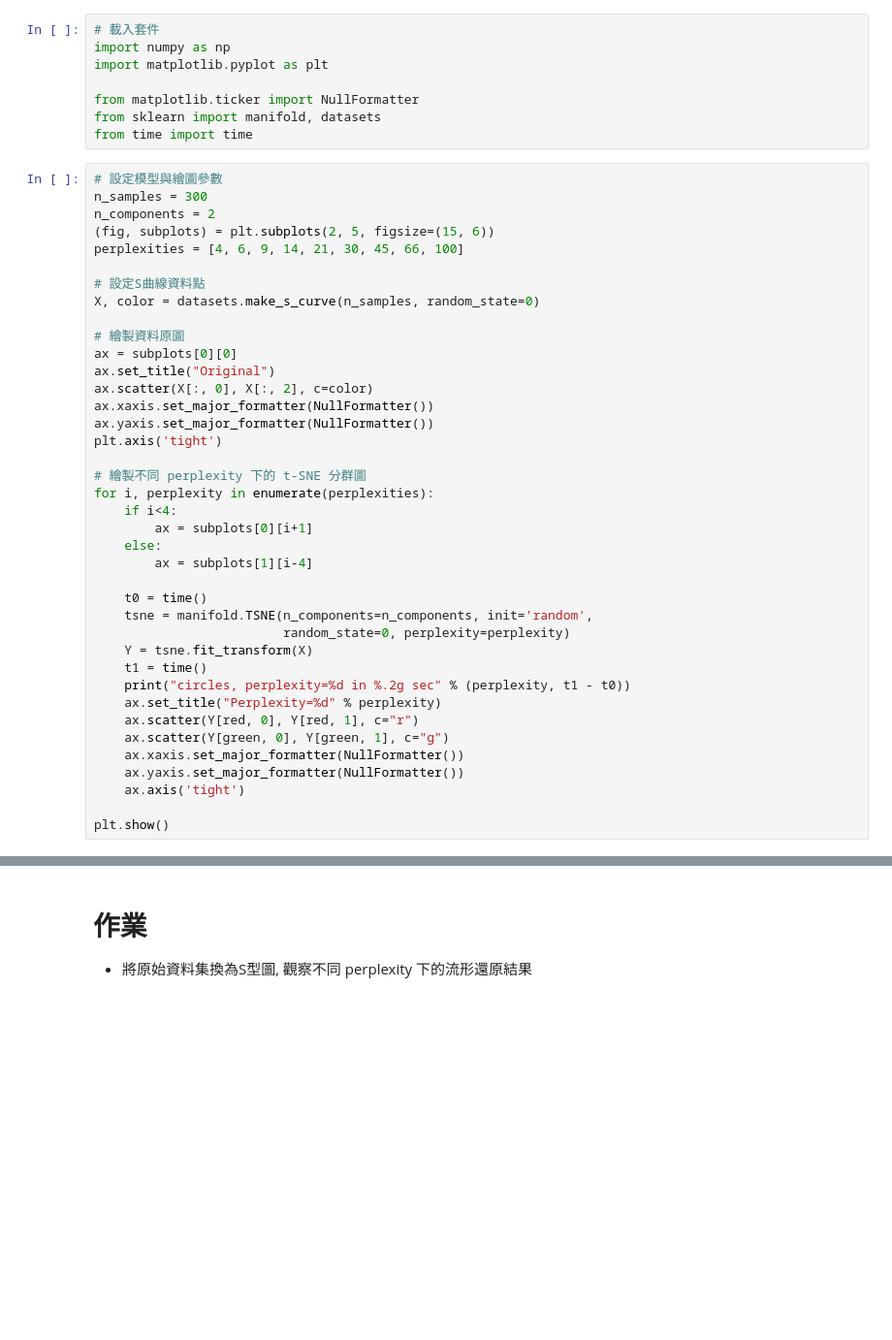
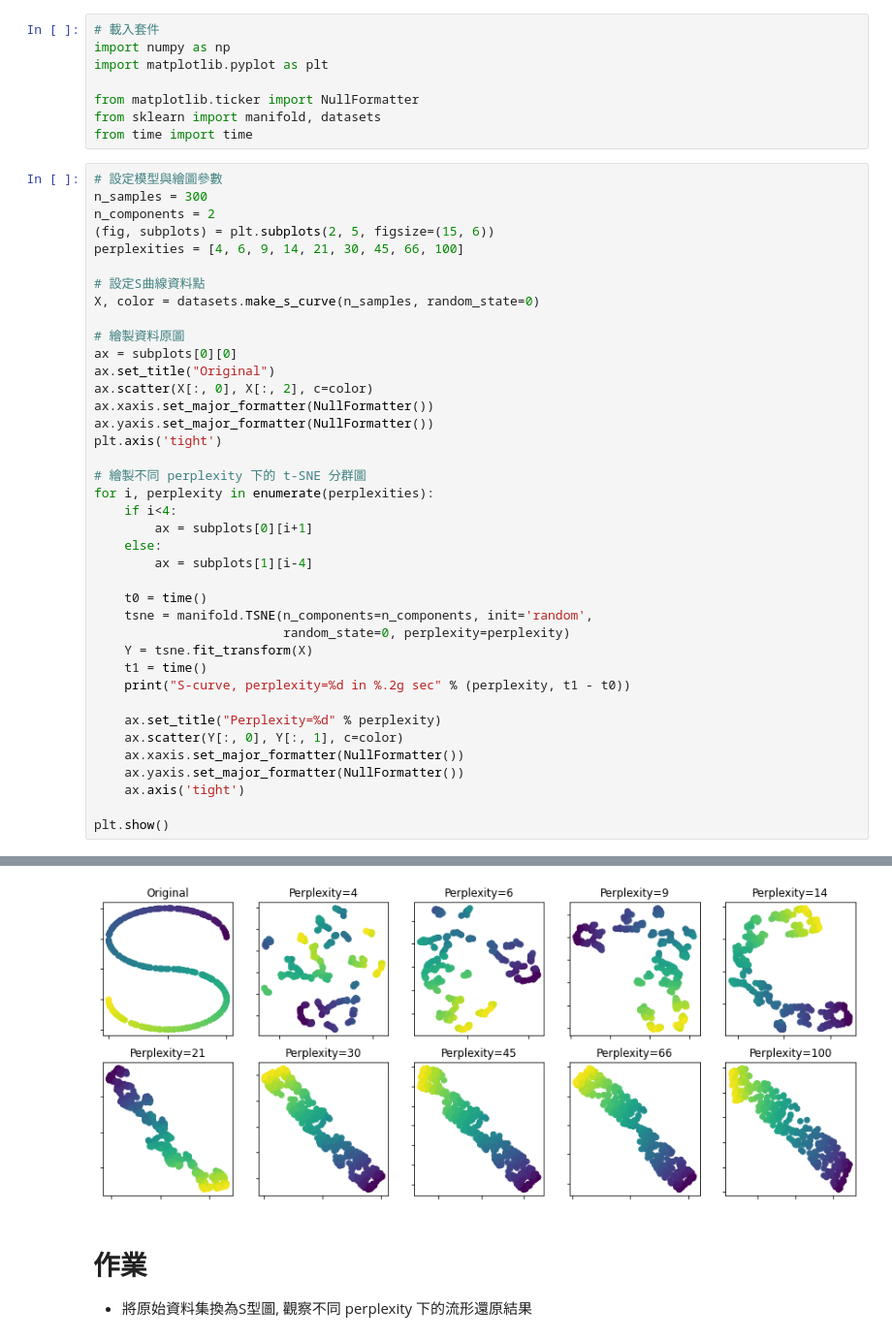
Before and after one commit to Claire-Lin/4th-ML100Days, a Jupyter notebook: homework/Day_062_tsne_HW.ipynb, the cells around one changed output, grey strips where cells are left out. Shown: that part at 97% size. Cells and saved outputs as stored; diff of their text form; blank space fills up the shorter version.

```diff
--- a/homework/Day_062_tsne_HW.ipynb
+++ b/homework/Day_062_tsne_HW.ipynb
@@ -45,12 +45,13 @@ for i, perplexity in enumerate(perplexities):
                          random_state=0, perplexity=perplexity)
     Y = tsne.fit_transform(X)
     t1 = time()
-    print("circles, perplexity=%d in %.2g sec" % (perplexity, t1 - t0))
+    print("S-curve, perplexity=%d in %.2g sec" % (perplexity, t1 - t0))
+
     ax.set_title("Perplexity=%d" % perplexity)
-    ax.scatter(Y[red, 0], Y[red, 1], c="r")
-    ax.scatter(Y[green, 0], Y[green, 1], c="g")
+    ax.scatter(Y[:, 0], Y[:, 1], c=color)
     ax.xaxis.set_major_formatter(NullFormatter())
     ax.yaxis.set_major_formatter(NullFormatter())
     ax.axis('tight')
 
 plt.show()
+# %% [output]
@@ -57,3 +67,4 @@ plt.show()
+[figure, added]
 # %% [markdown]
 # 作業
 * 將原始資料集換為S型圖, 觀察不同 perplexity 下的流形還原結果
```
Also changed, not shown: parts of 1 cell of this notebook.
